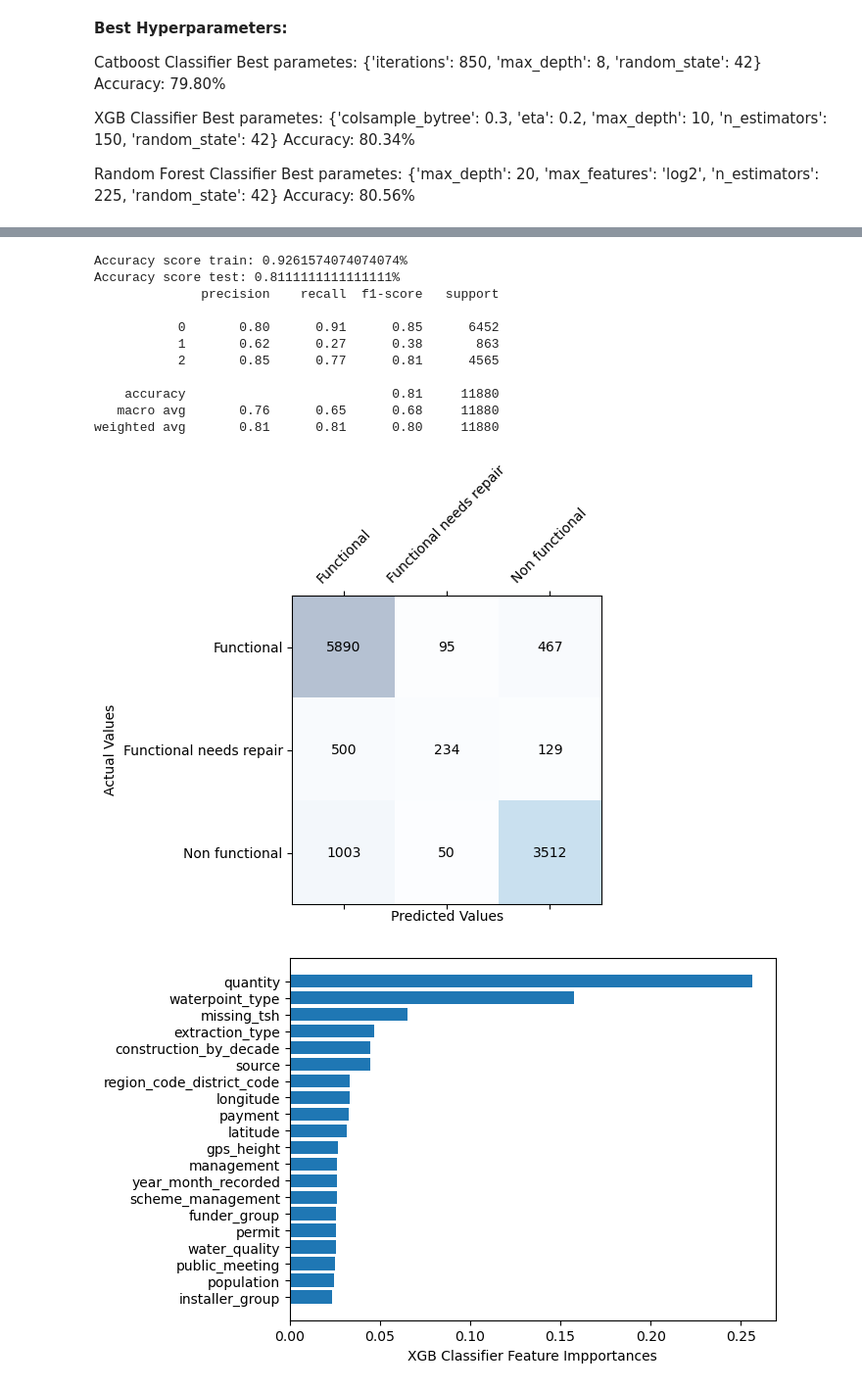
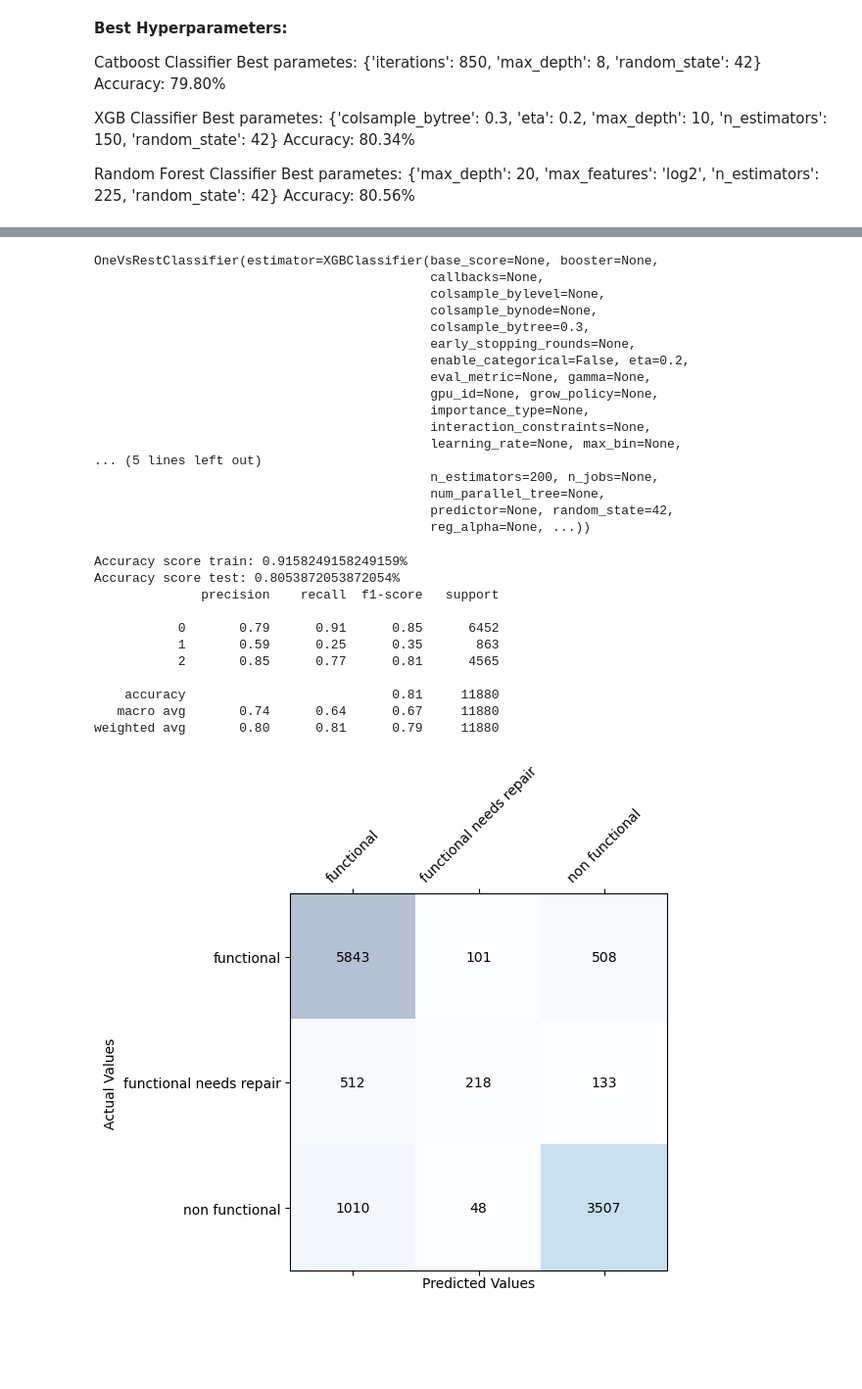
Before and after one commit to ShelbyChai/Pump-it-Up-Data-Mining-the-Water-Table, a Jupyter notebook: Predictive Model Building.ipynb, the cells around one changed output, grey strips where cells are left out. Shown at 98% size. Cells and saved outputs as stored; diff of their text form; code cells hidden in the pictures; blank space fills up the shorter version.

```diff
--- a/Predictive Model Building.ipynb
+++ b/Predictive Model Building.ipynb
@@ -265,20 +305,37 @@ weighted avg       0.79      0.80      0.79     11880
 # %%
-xgbc = XGBClassifier(**f_search[1].best_params_)
+xgbc = OneVsRestClassifier(XGBClassifier(**f_search[1].best_params_))
 xgbc.fit(x_train, y_train)
-
-model_evaluations(xgbc)
-model_feature_importances(xgbc, 'XGB Classifier Feature Impportances')
 # %% [output]
-Accuracy score train: 0.9261574074074074%
-Accuracy score test: 0.8111111111111111%
-              precision    recall  f1-score   support
-
-           0       0.80      0.91      0.85      6452
-           1       0.62      0.27      0.38       863
-           2       0.85      0.77      0.81      4565
-
-    accuracy                           0.81     11880
-   macro avg       0.76      0.65      0.68     11880
-weighted avg       0.81      0.81      0.80     11880
+OneVsRestClassifier(estimator=XGBClassifier(base_score=None, booster=None,
+                                            callbacks=None,
+                                            colsample_bylevel=None,
+                                            colsample_bynode=None,
+                                            colsample_bytree=0.3,
+                                            early_stopping_rounds=None,
+                                            enable_categorical=False, eta=0.2,
+                                            eval_metric=None, gamma=None,
+                                            gpu_id=None, grow_policy=None,
+                                            importance_type=None,
+                                            interaction_constraints=None,
+                                            learning_rate=None, max_bin=None,
+... (5 lines left out)
+                                            n_estimators=200, n_jobs=None,
+                                            num_parallel_tree=None,
+                                            predictor=None, random_state=42,
+                                            reg_alpha=None, ...))
-[figure, removed]
-[figure, removed]
+# %%
+model_evaluations(xgbc, selected_model_names[1])
+model_feature_importances(xgbc, selected_model_names[1])
+# %% [output]
+Accuracy score train: 0.9158249158249159%
+Accuracy score test: 0.8053872053872054%
+              precision    recall  f1-score   support
+
+           0       0.79      0.91      0.85      6452
+           1       0.59      0.25      0.35       863
+           2       0.85      0.77      0.81      4565
+
+    accuracy                           0.81     11880
+   macro avg       0.74      0.64      0.67     11880
+weighted avg       0.80      0.81      0.79     11880
+[figure, added]
```
Also changed, not shown: parts of 16 cells of this notebook, 2 other files.
